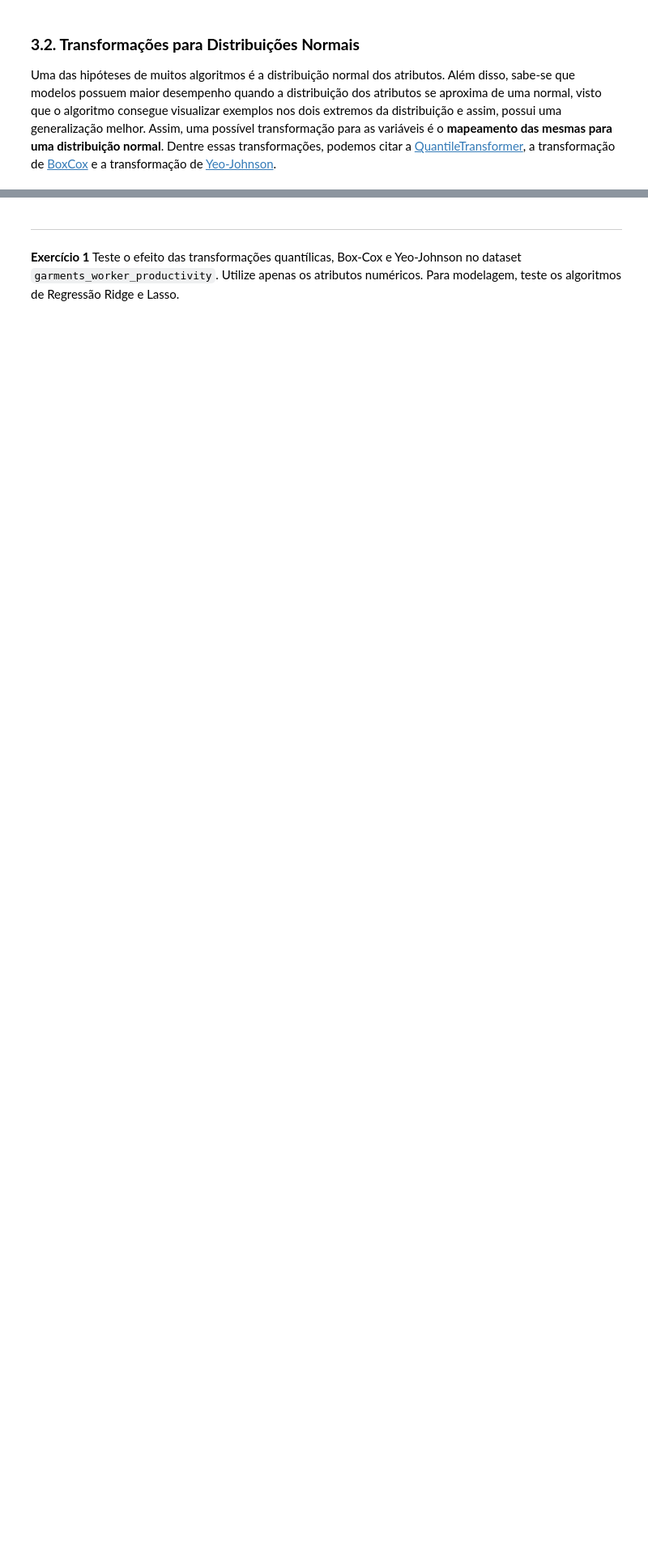
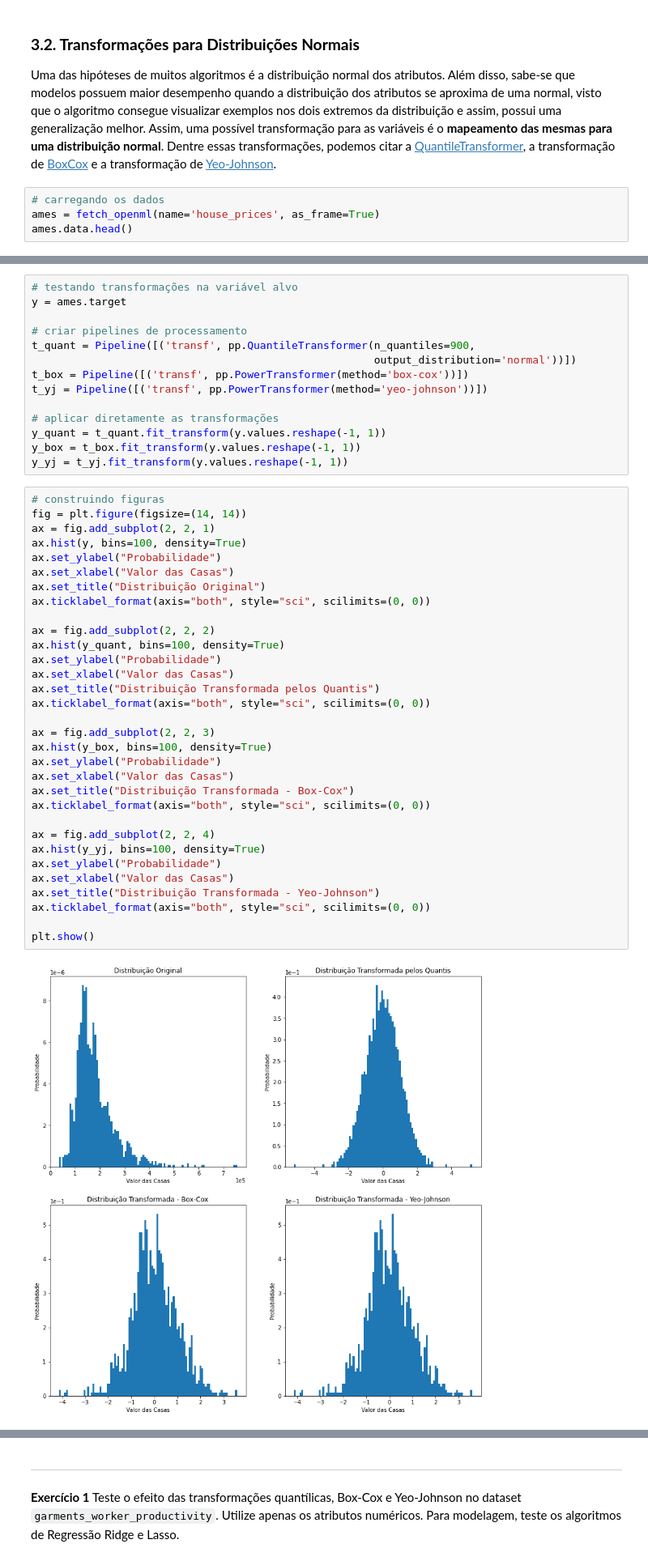
Before and after one commit to joaopasini/letscode_repository, a Jupyter notebook: Módulo 11 - Machine Learning III/Aula_4_FeatureEngineering_alunos.ipynb, the cells around one changed output, grey strips where cells are left out. Shown at 81% size. Saved outputs shown, nothing was run; the diff lists cells and outputs as text; blank space fills up the shorter version.

```diff
--- a/Módulo 11 - Machine Learning III/Aula_4_FeatureEngineering_alunos.ipynb
+++ b/Módulo 11 - Machine Learning III/Aula_4_FeatureEngineering_alunos.ipynb
@@ -53,3 +205,7 @@ Nesta parte, além de cálculos diretos, podem ser realizados cálculos matemát
 ### **3.2. Transformações para Distribuições Normais**
 
 Uma das hipóteses de muitos algoritmos é a distribuição normal dos atributos. Além disso, sabe-se que modelos possuem maior desempenho quando a distribuição dos atributos se aproxima de uma normal, visto que o algoritmo consegue visualizar exemplos nos dois extremos da distribuição e assim, possui uma generalização melhor. Assim, uma possível transformação para as variáveis é o **mapeamento das mesmas para uma distribuição normal**. Dentre essas transformações, podemos citar a [QuantileTransformer](https://scikit-learn.org/stable/modules/generated/sklearn.preprocessing.QuantileTransformer.html#sklearn.preprocessing.QuantileTransformer), a transformação de [BoxCox](https://scikit-learn.org/stable/modules/generated/sklearn.preprocessing.PowerTransformer.html#sklearn.preprocessing.PowerTransformer) e a transformação de [Yeo-Johnson](https://scikit-learn.org/stable/modules/generated/sklearn.preprocessing.PowerTransformer.html#sklearn.preprocessing.PowerTransformer).
+# %%
+# carregando os dados
+ames = fetch_openml(name='house_prices', as_frame=True)
+ames.data.head()
@@ -55,0 +237,48 @@ Uma das hipóteses de muitos algoritmos é a distribuição normal dos atributos
+# %%
+# testando transformações na variável alvo
+y = ames.target
+
+# criar pipelines de processamento
+t_quant = Pipeline([('transf', pp.QuantileTransformer(n_quantiles=900,
+                                                      output_distribution='normal'))])
+t_box = Pipeline([('transf', pp.PowerTransformer(method='box-cox'))])
+t_yj = Pipeline([('transf', pp.PowerTransformer(method='yeo-johnson'))])
+
+# aplicar diretamente as transformações
+y_quant = t_quant.fit_transform(y.values.reshape(-1, 1))
+y_box = t_box.fit_transform(y.values.reshape(-1, 1))
+y_yj = t_yj.fit_transform(y.values.reshape(-1, 1))
+# %%
+# construindo figuras
+fig = plt.figure(figsize=(14, 14))
+ax = fig.add_subplot(2, 2, 1)
+ax.hist(y, bins=100, density=True)
+ax.set_ylabel("Probabilidade")
+ax.set_xlabel("Valor das Casas")
+ax.set_title("Distribuição Original")
+ax.ticklabel_format(axis="both", style="sci", scilimits=(0, 0))
+
+ax = fig.add_subplot(2, 2, 2)
+ax.hist(y_quant, bins=100, density=True)
+ax.set_ylabel("Probabilidade")
+ax.set_xlabel("Valor das Casas")
+ax.set_title("Distribuição Transformada pelos Quantis")
+ax.ticklabel_format(axis="both", style="sci", scilimits=(0, 0))
+
+ax = fig.add_subplot(2, 2, 3)
+ax.hist(y_box, bins=100, density=True)
+ax.set_ylabel("Probabilidade")
+ax.set_xlabel("Valor das Casas")
+ax.set_title("Distribuição Transformada - Box-Cox")
+ax.ticklabel_format(axis="both", style="sci", scilimits=(0, 0))
+
+ax = fig.add_subplot(2, 2, 4)
+ax.hist(y_yj, bins=100, density=True)
+ax.set_ylabel("Probabilidade")
+ax.set_xlabel("Valor das Casas")
+ax.set_title("Distribuição Transformada - Yeo-Johnson")
+ax.ticklabel_format(axis="both", style="sci", scilimits=(0, 0))
+
+plt.show()
+# %% [output]
+[figure, added]
```
Also changed, not shown: parts of 31 cells of this notebook, 2 other files.
